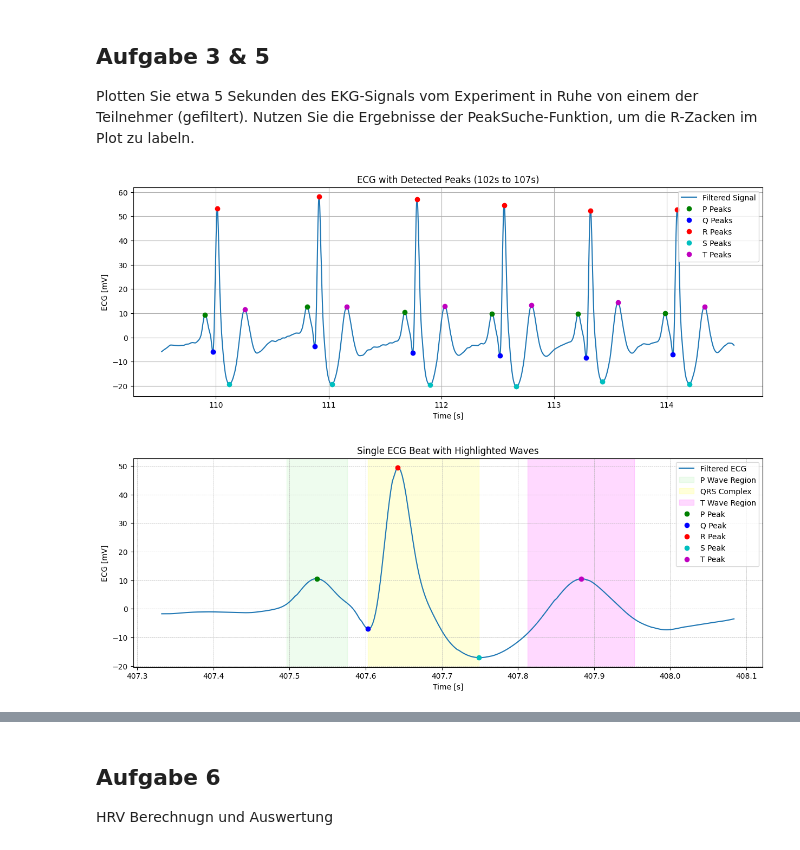
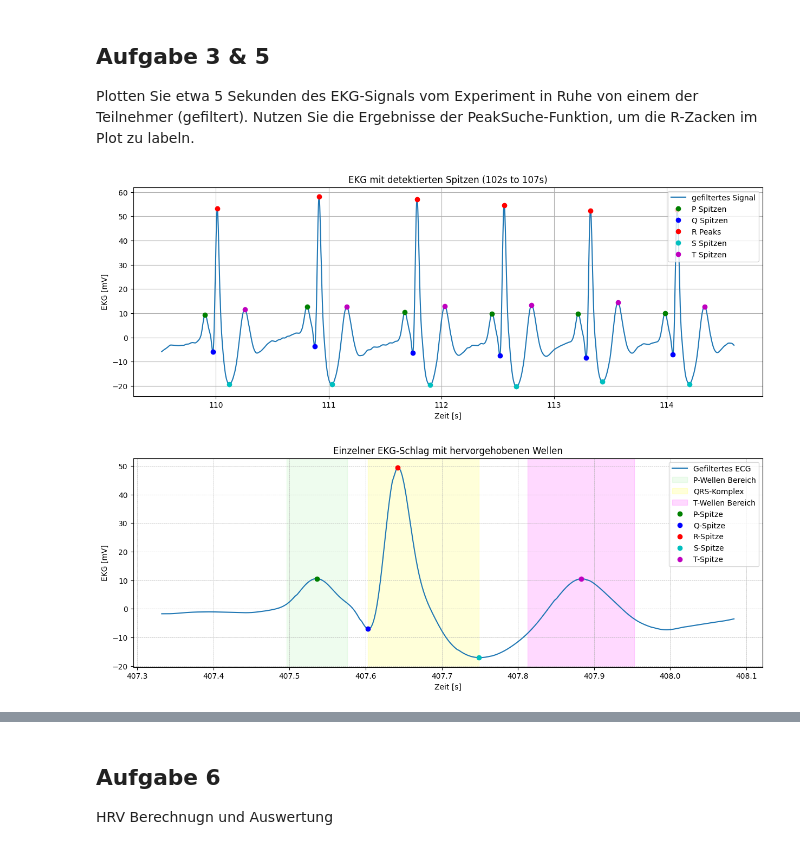
Before and after one commit to tomperg/Biosignalverarbeitung_Selbsthilfegruppe, a Jupyter notebook: Assignment2_Abgabe.ipynb, the cells around one changed output, grey strips where cells are left out. Drawn from its saved outputs; the diff is of its cells as text; code cells hidden in the pictures.

```diff
--- a/Assignment2_Abgabe.ipynb
+++ b/Assignment2_Abgabe.ipynb
@@ -221,62 +221,62 @@ for i in range(1, len(r_peaks['ECG_R_Peaks']) - 1):
             t_max_idx = t_rel_idx[np.argmax(t_segment[t_rel_idx])]
             t_loc = t_search_start + t_max_idx
         else:
             t_loc = None
     else:
         t_loc = None
 
     t_peaks.append(t_loc)
 
 # Plotting
 fig, ax = plt.subplots(figsize=(15, 5))
-ax.plot(time_window, signal_window, label='Filtered Signal')
-ax.set_title(f'ECG with Detected Peaks ({start_time}s to {end_time}s)')
-ax.set_xlabel('Time [s]')
-ax.set_ylabel('ECG [mV]')
+ax.plot(time_window, signal_window, label='gefiltertes Signal')
+ax.set_title(f'EKG mit detektierten Spitzen ({start_time}s to {end_time}s)')
+ax.set_xlabel('Zeit [s]')
+ax.set_ylabel('EKG [mV]')
 ax.grid()
 
 # R peaks in window
 r_peaks_window = [r for r in r_peaks['ECG_R_Peaks'] if start_idx <= r < end_idx]
 ax.plot(dataRTOM['Time'][r_peaks_window]/1000, filtered_signal[r_peaks_window], 'ro', label='R Peaks')
 
 p_peaks_window = [p for p in p_peaks if p is not None and start_idx <= p < end_idx]
 q_peaks_window = [q for q in q_peaks if q is not None and start_idx <= q < end_idx]
 s_peaks_window = [s for s in s_peaks if s is not None and start_idx <= s < end_idx]
 t_peaks_window = [t for t in t_peaks if t is not None and start_idx <= t < end_idx]
 
-ax.plot(dataRTOM['Time'][p_peaks_window]/1000, filtered_signal[p_peaks_window], 'go', label='P Peaks')
-ax.plot(dataRTOM['Time'][q_peaks_window]/1000, filtered_signal[q_peaks_window], 'bo', label='Q Peaks')
-ax.plot(dataRTOM['Time'][s_peaks_window]/1000, filtered_signal[s_peaks_window], 'co', label='S Peaks')
-ax.plot(dataRTOM['Time'][t_peaks_window]/1000, filtered_signal[t_peaks_window], 'mo', label='T Peaks')
+ax.plot(dataRTOM['Time'][p_peaks_window]/1000, filtered_signal[p_peaks_window], 'go', label='P Spitzen')
+ax.plot(dataRTOM['Time'][q_peaks_window]/1000, filtered_signal[q_peaks_window], 'bo', label='Q Spitzen')
+ax.plot(dataRTOM['Time'][s_peaks_window]/1000, filtered_signal[s_peaks_window], 'co', label='S Spitzen')
+ax.plot(dataRTOM['Time'][t_peaks_window]/1000, filtered_signal[t_peaks_window], 'mo', label='T Spitzen')
 
 # Change the order of the legend
 handles, labels = ax.get_legend_handles_labels()
 order = [0, 2, 3, 1, 4, 5]  # Adjust the order as needed
 ax.legend([handles[idx] for idx in order], [labels[idx] for idx in order])
 
 plt.show()
 # %% [output]
-[figure, old version]
+[figure, new version]
 # %%
-beat_idx = 500  # for example, display the first detected beat
+beat_idx = 500  # Zum Beispiel, zeige den ersten erkannten Schlag
 
-# Extract peak indices for this beat
-# Note: Ensure that your p_peaks, q_peaks, s_peaks, t_peaks indices align with the R peaks
+# Extrahiere die Spitzen-Indizes für diesen Schlag
+# Hinweis: Stelle sicher, dass deine p_peaks, q_peaks, s_peaks, t_peaks Indizes mit den R-Spitzen übereinstimmen
 p_loc = p_peaks[beat_idx]
 q_loc = q_peaks[beat_idx]
 s_loc = s_peaks[beat_idx]
 t_loc = t_peaks[beat_idx]
 
-# For R, depending on your indexing, you might need to be careful:
-# If your R peak list corresponds directly (e.g. same indexing), do this:
-r_loc = r_peaks['ECG_R_Peaks'][beat_idx+1]  # +1 if p,q,s,t indexing started at second R
+# Für R, je nach Indizierung, musst du vorsichtig sein:
+# Wenn deine R-Spitzen-Liste direkt übereinstimmt (z.B. gleiche Indizierung), mache folgendes:
+r_loc = r_peaks['ECG_R_Peaks'][beat_idx+1]  # +1, wenn die p,q,s,t Indizierung mit der zweiten R-Spitze beginnt
 
-# Define a helper to convert ms to samples
+# Definiere eine Hilfsfunktion, um ms in Samples umzuwandeln
 def ms_to_samples(ms, fs=500):
     return int((ms/1000) * fs)
 
-# Determine a plotting window around the beat
-# For example: 200ms before P wave to 200ms after T wave
+# Bestimme ein Plot-Fenster um den Schlag
+# Zum Beispiel: 200 ms vor der P-Welle bis 200 ms nach der T-Welle
 start_view = max(p_loc - ms_to_samples(200), 0)
 end_view = min(t_loc + ms_to_samples(200), len(filtered_signal))
 
@@ -284,33 +284,33 @@ time_segment = dataRTOM['Time'][start_view:end_view]/1000
 ecg_segment = filtered_signal[start_view:end_view]
 
 fig, ax = plt.subplots(figsize=(15,5))
-ax.plot(time_segment, ecg_segment, label='Filtered ECG')
+ax.plot(time_segment, ecg_segment, label='Gefiltertes ECG')
 
-# Now highlight the areas of interest.
-# For the P wave, we only have a peak point. Let's highlight a small region around it, say ±40ms
+# Hebe nun die interessierenden Bereiche hervor.
+# Für die P-Welle haben wir nur einen Peak-Punkt. Markiere einen kleinen Bereich um ihn, z.B. ±40ms
 ax.axvspan((dataRTOM['Time'][p_loc]/1000 - 0.04), (dataRTOM['Time'][p_loc]/1000 + 0.04),
-           color='lightgreen', alpha=0.15, label='P Wave Region')
+           color='lightgreen', alpha=0.15, label='P-Wellen Bereich')
 
-# Highlight the Q to S region (QRS complex)
+# Markiere den Q bis S Bereich (QRS-Komplex)
 ax.axvspan(dataRTOM['Time'][q_loc]/1000, dataRTOM['Time'][s_loc]/1000,
-           color='yellow', alpha=0.15, label='QRS Complex')
+           color='yellow', alpha=0.15, label='QRS-Komplex')
 
-# For the T wave, also highlight a small region around it, say ±70ms
+# Für die T-Welle, markiere auch einen kleinen Bereich um sie, z.B. ±70ms
 ax.axvspan((dataRTOM['Time'][t_loc]/1000 - 0.07), (dataRTOM['Time'][t_loc]/1000 + 0.07),
-           color='magenta', alpha=0.15, label='T Wave Region')
+           color='magenta', alpha=0.15, label='T-Wellen Bereich')
 
-# Mark the individual peaks
-ax.plot(dataRTOM['Time'][p_loc]/1000, filtered_signal[p_loc], 'go', label='P Peak')
-ax.plot(dataRTOM['Time'][q_loc]/1000, filtered_signal[q_loc], 'bo', label='Q Peak')
-ax.plot(dataRTOM['Time'][r_loc]/1000, filtered_signal[r_loc], 'ro', label='R Peak')
-ax.plot(dataRTOM['Time'][s_loc]/1000, filtered_signal[s_loc], 'co', label='S Peak')
-ax.plot(dataRTOM['Time'][t_loc]/1000, filtered_signal[t_loc], 'mo', label='T Peak')
+# Markiere die einzelnen Spitzen
+ax.plot(dataRTOM['Time'][p_loc]/1000, filtered_signal[p_loc], 'go', label='P-Spitze')
+ax.plot(dataRTOM['Time'][q_loc]/1000, filtered_signal[q_loc], 'bo', label='Q-Spitze')
+ax.plot(dataRTOM['Time'][r_loc]/1000, filtered_signal[r_loc], 'ro', label='R-Spitze')
+ax.plot(dataRTOM['Time'][s_loc]/1000, filtered_signal[s_loc], 'co', label='S-Spitze')
+ax.plot(dataRTOM['Time'][t_loc]/1000, filtered_signal[t_loc], 'mo', label='T-Spitze')
 
-ax.set_title('Single ECG Beat with Highlighted Waves')
-ax.set_xlabel('Time [s]')
-ax.set_ylabel('ECG [mV]')
+ax.set_title('Einzelner EKG-Schlag mit hervorgehobenen Wellen')
+ax.set_xlabel('Zeit [s]')
+ax.set_ylabel('EKG [mV]')
 ax.grid(True, which='both', linestyle='--', linewidth=0.5)
 ax.legend()
 plt.show()
 # %% [output]
-[figure, old version]
+[figure, new version]
```
Also changed, not shown: parts of 12 cells of this notebook, 7 other files.
